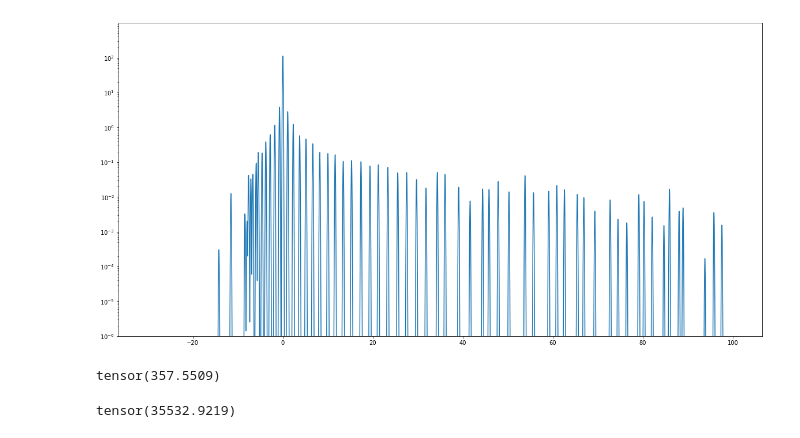
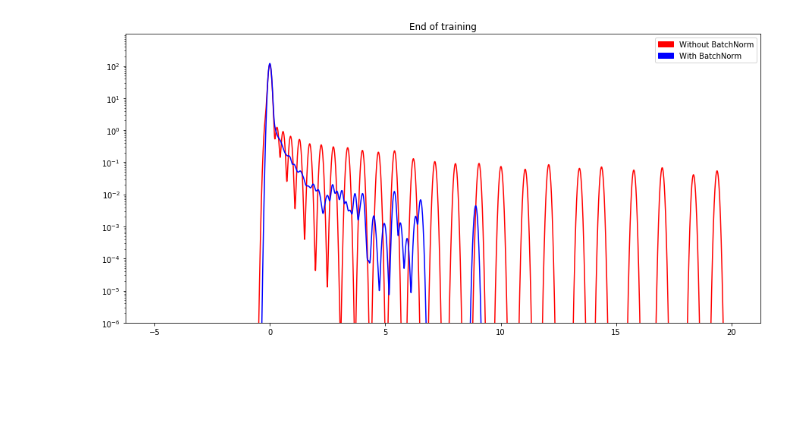
Before and after one commit to LeviViana/torchessian, a Jupyter notebook: CIFAR10Spectrum.ipynb, the cells around one changed output. Drawn from its saved outputs; the diff is of its cells as text; code cells hidden in the pictures; blank space fills up the shorter version.

```diff
--- a/CIFAR10Spectrum.ipynb
+++ b/CIFAR10Spectrum.ipynb
@@ -131,10 +146,11 @@ ResNet(
 )
 # %%
 criterion = torch.nn.CrossEntropyLoss()
-optimizer = optim.SGD(net.parameters(), lr=0.002, momentum=0.9, weight_decay=0.001)
-milestones = [15, 20, 25] # To reproduce the results in the article, this should be [100, 150, 200]
+optimizer = optim.SGD(net.parameters(), lr=0.002, momentum=0.9)
+milestones = [30, 45, 50]
+hess_milestones = [0, 59]
 scheduler = optim.lr_scheduler.MultiStepLR(optimizer, milestones, 0.1)
 L, W = [], []
-train(net, optimizer, scheduler, criterion, L, W, 30)
-test(net) # might achieve a bad generalization score, but this is not the point here
+train(net, optimizer, scheduler, criterion, L, W, "complete", hess_milestones, 60)
+test(net)
 # %% [output]
@@ -180,3 +172,0 @@ plt.show()
-# %%
-for x in L[-1]:
-    print(x)
@@ -232,9 +204,9 @@ class BasicBlockNoBN(torch.nn.Module):
 
         return out
 # %%
-net = ResNet(BasicBlockNoBN, [2, 2, 2, 2])
-net.fc = torch.nn.Linear(512, 10)
-net.to(device)
+net_no_bn = ResNet(BasicBlockNoBN, [2, 2, 2, 2])
+net_no_bn.fc = torch.nn.Linear(512, 10)
+net_no_bn.to(device)
 # %% [output]
 ResNet(
   (conv1): Conv2d(3, 64, kernel_size=(7, 7), stride=(2, 2), padding=(3, 3), bias=False)
@@ -255,10 +227,11 @@ ResNet(
 )
 # %%
 criterion = torch.nn.CrossEntropyLoss()
-optimizer = optim.SGD(net.parameters(), lr=0.002, momentum=0.9, weight_decay=0.001)
-milestones = [30, 45, 50] # To reproduce the results in the article, this should be [100, 150, 200]
+optimizer = optim.SGD(net_no_bn.parameters(), lr=0.002, momentum=0.9)
+milestones = [30, 45, 50]
+hess_milestones = [0, 59]
 scheduler = optim.lr_scheduler.MultiStepLR(optimizer, milestones, 0.1)
 L_no_bn, W_no_bn = [], []
-train(net, optimizer, scheduler, criterion, L_no_bn, W_no_bn, 60)
-test(net) # might achieve a bad generalization score, but this is not the point here
+train(net_no_bn, optimizer, scheduler, criterion, L_no_bn, W_no_bn, "complete", hess_milestones, 60)
+test(net_no_bn)
 # %% [output]
@@ -303,19 +271,17 @@ KeyboardInterrupt:
 # %%
-support = torch.linspace(-30, 100, 10000)
-density = F(support, L_no_bn[-1], W_no_bn[-1], m)
-fig, ax = plt.subplots(figsize=(20, 10))
-ax.plot(support.numpy(), density.numpy())
+support = torch.linspace(-5, 20, 10000)
+density = torchessian.F(support, L_no_bn[-1], W_no_bn[-1], m)
+fig, ax = plt.subplots(figsize=(15, 7))
+ax.plot(support.numpy(), density.numpy(), color='r')
+density = torchessian.F(support, L[-1], W[-1], m)
+ax.plot(support.numpy(), density.numpy(), color='b')
 ax.set_yscale('log')
 ax.set_yticks([10 ** (i - 7) for i in range(10)])
 ax.set_ylim(10 ** -6, 10 ** 3)
+red_patch = mpatches.Patch(color='red', label='Without BatchNorm')
+blue_patch = mpatches.Patch(color='blue', label='With BatchNorm')
+plt.legend(handles=[red_patch, blue_patch])
+plt.title("End of training")
 plt.show()
 # %% [output]
-[figure, old version]
+[figure, new version]
-# %%
-L_no_bn[-1].max()
-# %% [output]
-tensor(357.5509)
-# %%
-L[-i].max()/L[-i][(L[-i] > 0).nonzero()].min()
-# %% [output]
-tensor(35532.9219)
```
Also changed, not shown: parts of 12 cells of this notebook, 5 other files.
